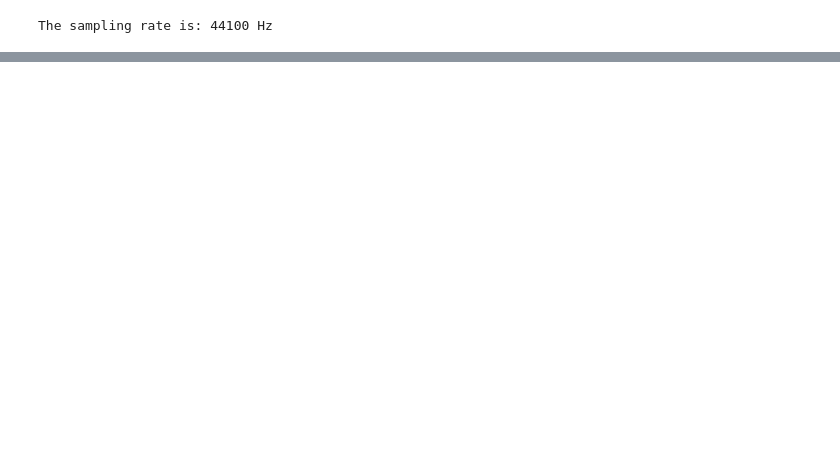
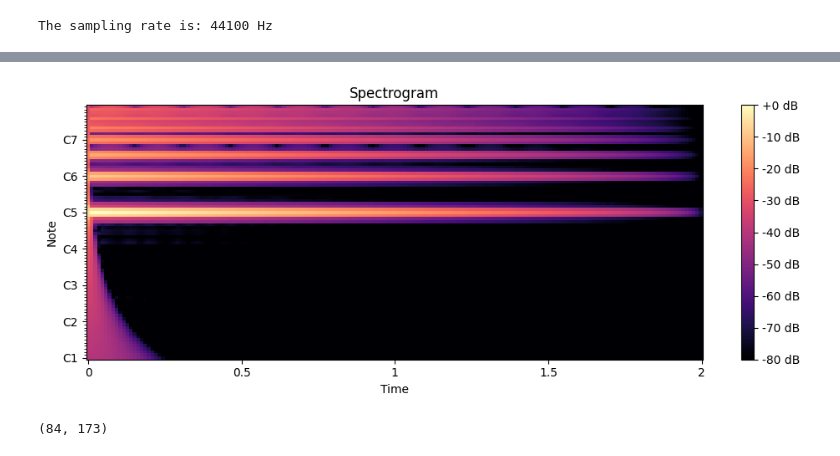
Before and after one commit to martijndejong/synth-match, a Jupyter notebook: notebooks/audio_exploration.ipynb, the cells around one changed output, grey strips where cells are left out. Drawn from its saved outputs; the diff is of its cells as text; code cells hidden in the pictures; blank space fills up the shorter version.

```diff
--- a/notebooks/audio_exploration.ipynb
+++ b/notebooks/audio_exploration.ipynb
@@ -79,0 +105,18 @@ print(audio.spectrogram.frequency.shape)
+# %%
+# Compute Constant-Q Transform (CQT)
+C = librosa.cqt(y, sr=sr, bins_per_octave=12)
+C_db = librosa.amplitude_to_db(np.abs(C), ref=np.max)
+
+# Plot the spectrogram
+plt.figure(figsize=(10, 4))
+librosa.display.specshow(C_db, sr=sr, x_axis='time', y_axis='cqt_note')
+plt.colorbar(format='%+2.0f dB')
+plt.title('Spectrogram')
+plt.tight_layout()
+plt.show()
+# %% [output]
+[figure, added]
+# %%
+C_db.shape
+# %% [output]
+(84, 173)
```
Also changed, not shown: parts of 14 cells of this notebook, 8 other files.
